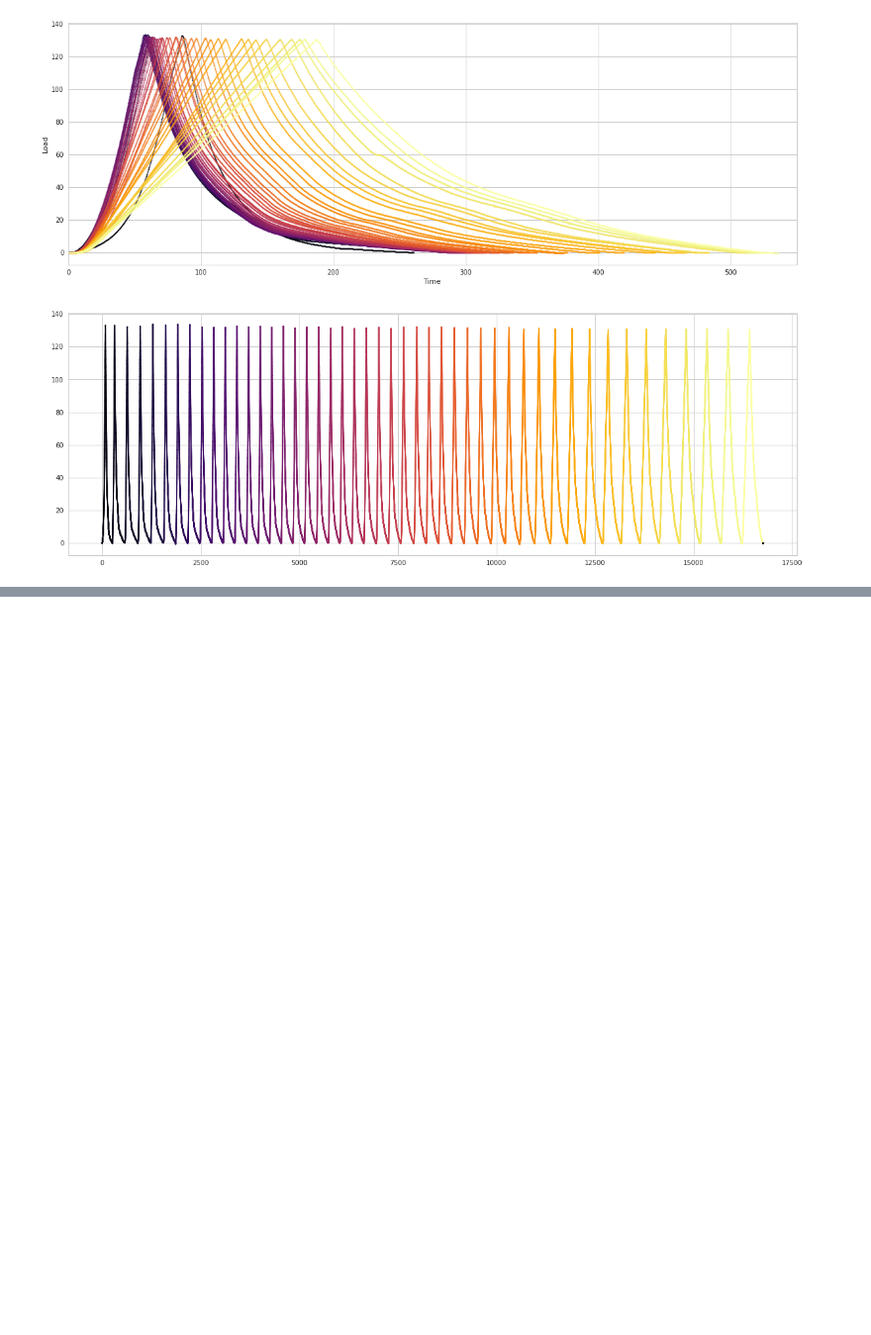
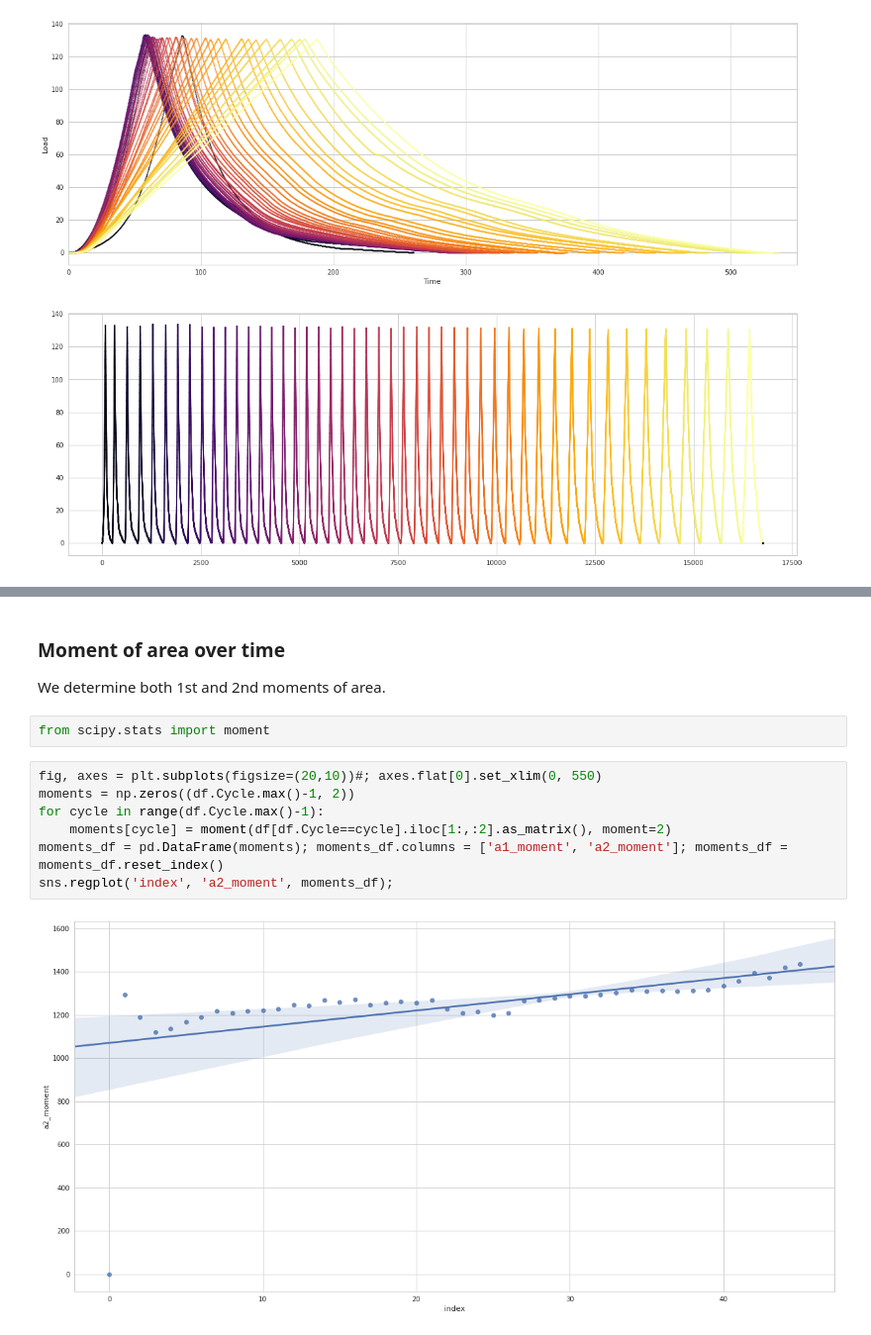
Before and after one commit to Columbia-Creative-Machines-Lab/muscle-prediction, a Jupyter notebook: feature-engineering.ipynb, the cells around one changed output, grey strips where cells are left out. Shown at 99% size. Drawn from its saved outputs; the diff is of its cells as text; blank space fills up the shorter version.

```diff
--- a/feature-engineering.ipynb
+++ b/feature-engineering.ipynb
@@ -67,0 +69,14 @@ axes.set(xlabel='Cycle');
+# %% [markdown]
+### Moment of area over time
+We determine both 1st and 2nd moments of area.
+# %%
+from scipy.stats import moment
+# %%
+fig, axes = plt.subplots(figsize=(20,10))#; axes.flat[0].set_xlim(0, 550)
+moments = np.zeros((df.Cycle.max()-1, 2))
+for cycle in range(df.Cycle.max()-1):
+    moments[cycle] = moment(df[df.Cycle==cycle].iloc[1:,:2].as_matrix(), moment=2)
+moments_df = pd.DataFrame(moments); moments_df.columns = ['a1_moment', 'a2_moment']; moments_df = moments_df.reset_index()
+sns.regplot('index', 'a2_moment', moments_df);
+# %% [output]
+[figure, added]
```
Also changed, not shown: parts of 4 cells of this notebook.
